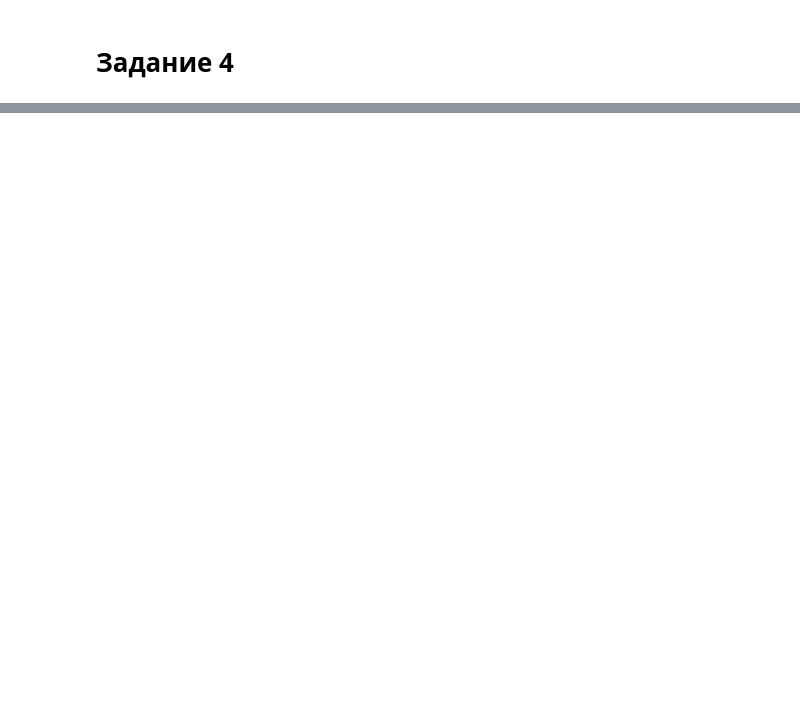
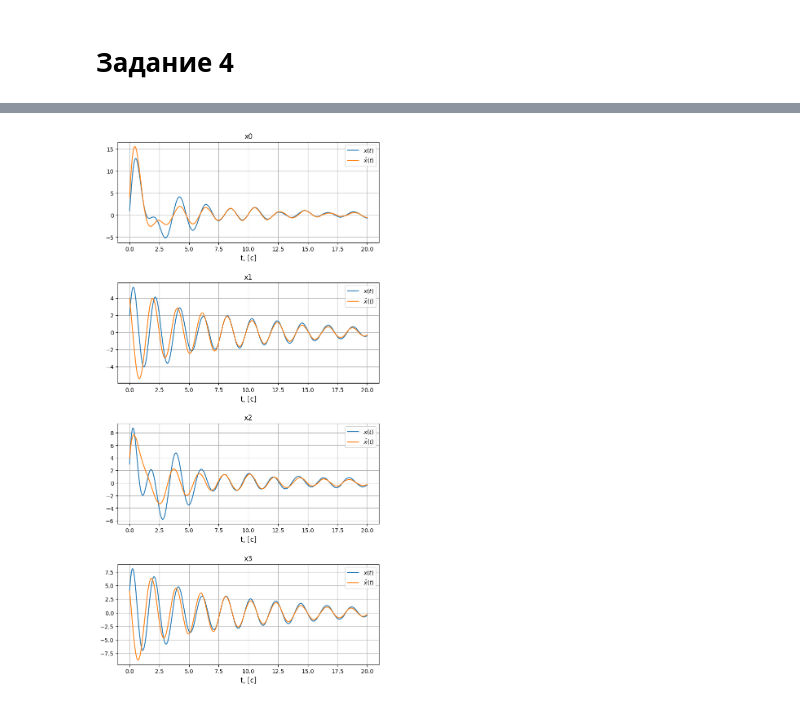
Before and after one commit to EgorProkopov/TAU2, a Jupyter notebook: notebooks/tau_10.ipynb, the cells around one changed output, grey strips where cells are left out. Cells and saved outputs as stored; diff of their text form; code cells hidden in the pictures; blank space fills up the shorter version.

```diff
--- a/notebooks/tau_10.ipynb
+++ b/notebooks/tau_10.ipynb
@@ -282,2 +357,16 @@ plt.legend()
 # %% [markdown]
 # Задание 4
+# %%
+std_q, std_r = ([1.0] * 4, [10.0] * 2)
+
+L, _ = generate_Kalman(A, C, std_q, std_r)
+L = -L
+print(f'\[spec(A+LC) = {np.linalg.eigvals(A + L @ C)}\]')
+
+
+Q = np.diag(np.ones((A.shape[0]))) * 1
+R = np.diag(np.ones((B.shape[1]))) * 10
+K, S, E = control.lqr(A, B, Q, R)
+K = -K
+print(f'\[Q = {5}; R = {1}; K= {a2l.to_ltx(K, print_out=False)}\]')
+print(f'\[spec(A + BK) = {a2l.to_ltx(E, print_out=False)}\]')
@@ -283,0 +388,27 @@ plt.legend()
+# %%
+new_A = np.block([[A + B @ K, -B @ K], [np.zeros((A.shape[0], K.shape[1] * 2 - C.shape[1])), A + L @ C]])
+new_B = np.block([[np.diag([1] * 4), np.zeros((4, 2))], [np.diag([1] * 4), L]])
+# %%
+ts = get_t(20)
+
+std_f, std_xi = ([1] * 4, [1] * 2)
+f, xi = np.random.normal(0, std_f, (len(ts), 4)), np.random.normal(0, std_xi, (len(ts), 2))
+u = np.hstack([f, xi])
+ss = control.ss(new_A, new_B, 0 * new_A, 0 * new_B)
+resp = control.forced_response(ss, T=ts, U=u.T, X0=np.array([1, 2, 3, 4, 4, 4, 4, 4]))
+# %%
+fig, axs = plt.subplots(4, figsize=(8, 16))
+plt.subplots_adjust(left=0.1, bottom=0.1, right=0.9, top=0.9, wspace=0.4,hspace=0.4)
+
+for i, state in enumerate(resp.states[:4]):
+    axs[i].set_title(f"x{i}")
+    axs[i].plot(ts, state, label=f'$ x(t) $')
+    axs[i].plot(ts, resp.states[4 + i], label=f'$ \hat x(t) $')
+
+for i in range(4):
+    axs[i].set_xlabel(f"t, [c]", fontsize=12)
+#     axs[i//2, i%2].set_title(f"$x_{i} = x_{i}(t)$", fontsize=12)
+    axs[i].grid(True)
+    axs[i].legend()
+# %% [output]
+[figure, added]
```
Also changed, not shown: parts of 6 cells of this notebook, 2 other files.
